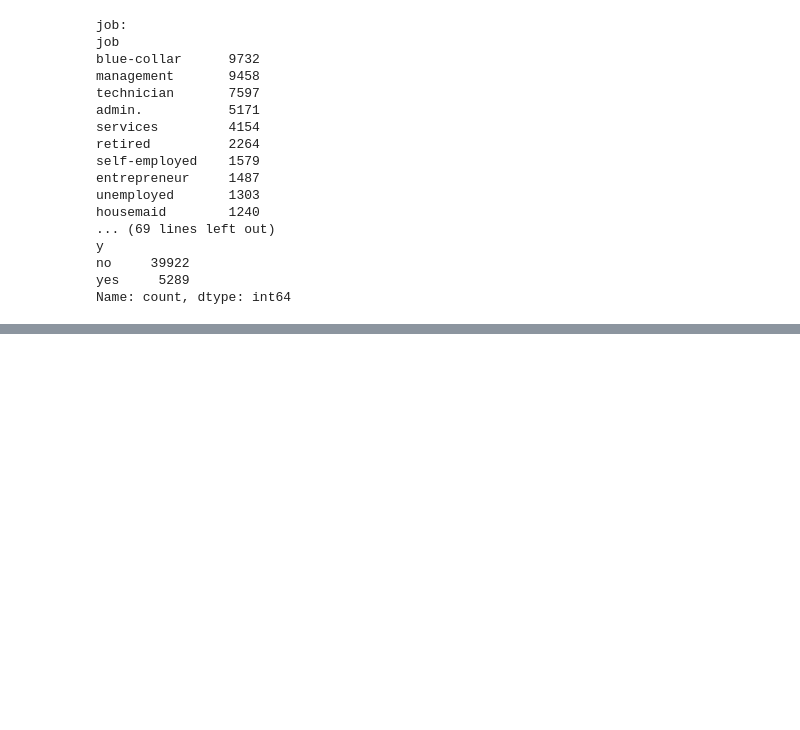
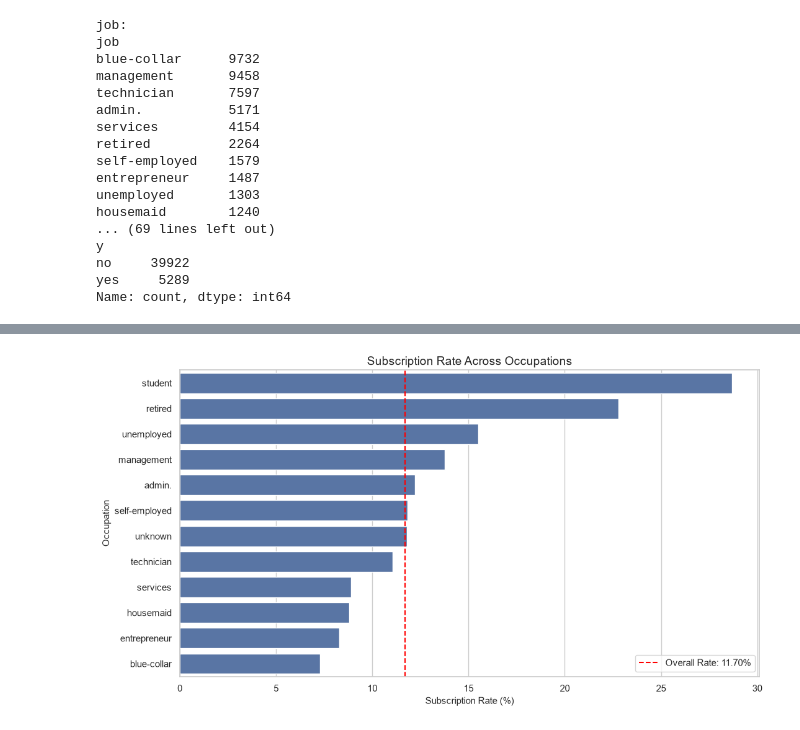
Before and after one commit to bugkushal/BankMarketing, a Jupyter notebook: notebooks/bank_marketing_anlaysis.ipynb, the cells around one changed output, grey strips where cells are left out. Saved outputs shown, nothing was run; the diff lists cells and outputs as text; code cells hidden in the pictures; blank space fills up the shorter version.

Commit message:
Update bank marketing analysis notebook

```diff
--- a/notebooks/bank_marketing_anlaysis.ipynb
+++ b/notebooks/bank_marketing_anlaysis.ipynb
@@ -220,0 +400,7 @@ Name: count, dtype: int64
+# %%
+df_clean['age_group'] = pd.cut(
+    df_clean['age'],
+    bins=[0, 25, 35, 45, 55, 65, float('inf')],
+    labels=['18-25', '26-35', '36-45',
+            '46-55', '56-65', '65+']
+)
@@ -220,0 +428,12 @@ Name: count, dtype: int64
+# %%
+job_analysis = (
+    df_clean.groupby('job')['y']
+    .apply(lambda x: (x == 'yes').mean() * 100)
+    .sort_values(ascending=False)
+)
+
+display(
+    job_analysis.rename(
+        'Subscription Rate (%)'
+    ).to_frame()
+)
@@ -220,0 +455,24 @@ Name: count, dtype: int64
+# %%
+plt.figure(figsize=(11, 6))
+
+sns.barplot(
+    x=job_analysis.values,
+    y=job_analysis.index
+)
+
+plt.axvline(
+    conversion_rate,
+    linestyle='--',
+    color='red',
+    label=f'Overall Rate: {conversion_rate:.2f}%'
+)
+
+plt.title('Subscription Rate Across Occupations')
+plt.xlabel('Subscription Rate (%)')
+plt.ylabel('Occupation')
+plt.legend()
+
+plt.tight_layout()
+plt.show()
+# %% [output]
+[figure, added]
```
Also changed, not shown: parts of 16 cells of this notebook.
